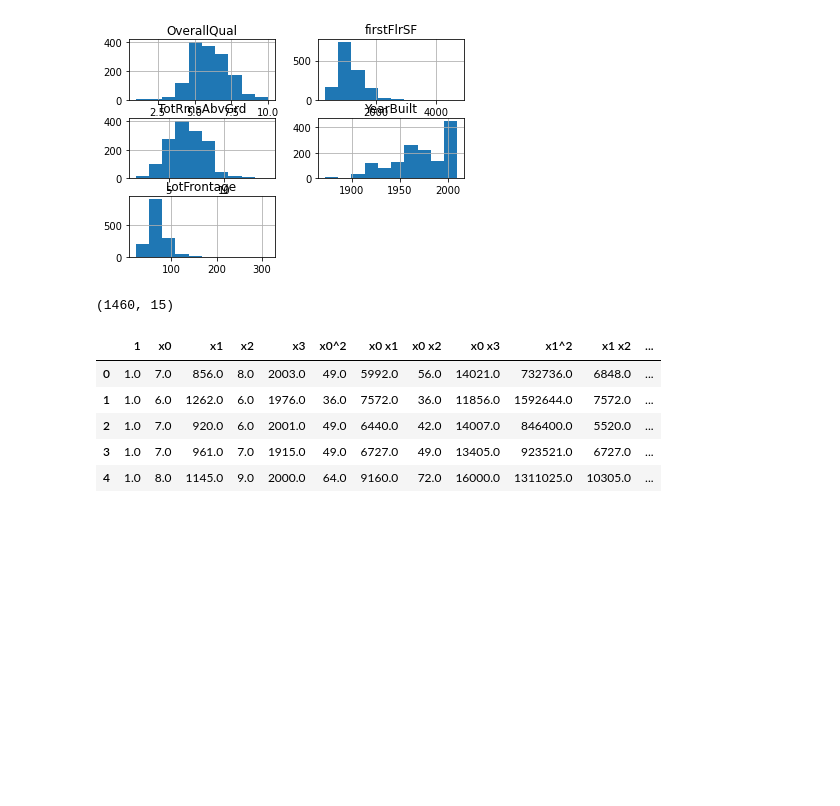
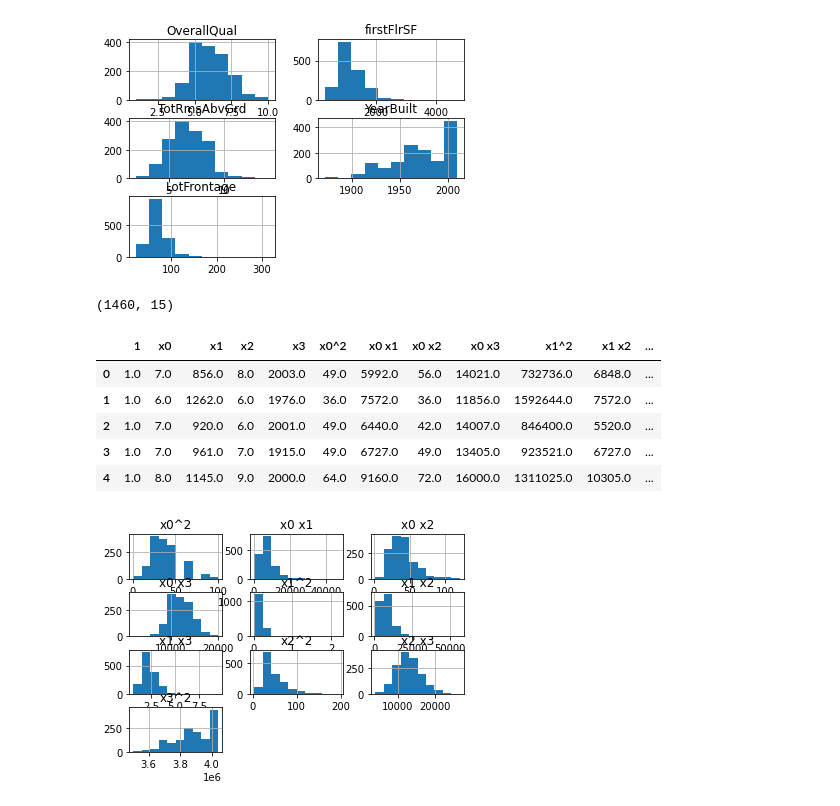
Before and after one commit to cavendano01/Statistical-Learning-II, a Jupyter notebook: dimentionality-reduction/Dimentionality_reduction.ipynb, the cells around one changed output. Drawn from its saved outputs; the diff is of its cells as text; code cells hidden in the pictures; blank space fills up the shorter version.

```diff
--- a/dimentionality-reduction/Dimentionality_reduction.ipynb
+++ b/dimentionality-reduction/Dimentionality_reduction.ipynb
@@ -51,15 +51,19 @@ plt.show()
 # %%
 # retrieve just the numeric input values
 data = X.values[:, :-1]
+
 # perform a polynomial features transform of the dataset
-trans = PolynomialFeatures(degree=2)
-data = trans.fit_transform(data)
+transform = PolynomialFeatures(degree=2)
+data = transform.fit_transform(data)
+
 # convert the array back to a dataframe
 dataset = pd.DataFrame(data)
-# summarize
 
-colName = trans.get_feature_names()
+#Replace columns with feature name
+
+colName = transform.get_feature_names()
 print(dataset.shape)
+
 dataset = pd.DataFrame(data,columns=colName)
 dataset.head()
 # %% [output]
@@ -70,3 +74,12 @@ dataset.head()
 | 2 | 1.0 | 7.0 | 920.0 | 6.0 | 2001.0 | 49.0 | 6440.0 | 42.0 | 14007.0 | 846400.0 | 5520.0 | ... |
 | 3 | 1.0 | 7.0 | 961.0 | 7.0 | 1915.0 | 49.0 | 6727.0 | 49.0 | 13405.0 | 923521.0 | 6727.0 | ... |
 | 4 | 1.0 | 8.0 | 1145.0 | 9.0 | 2000.0 | 64.0 | 9160.0 | 72.0 | 16000.0 | 1311025.0 | 10305.0 | ... |
+# %%
+#Analyzing why just variables 1 - 4 were taken
+originalData = dataset.iloc[:, [1,2,3,4]]
+newVariables =  dataset.iloc[:, [5,6,7,8,9,10,11,12,13,14]]
+# %%
+newVariables.hist()
+plt.show()
+# %% [output]
+[figure, added]
```
